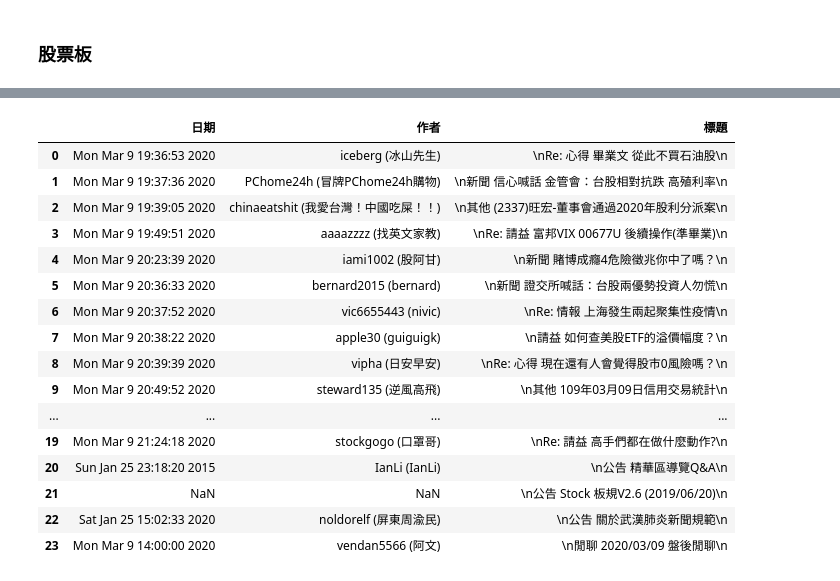
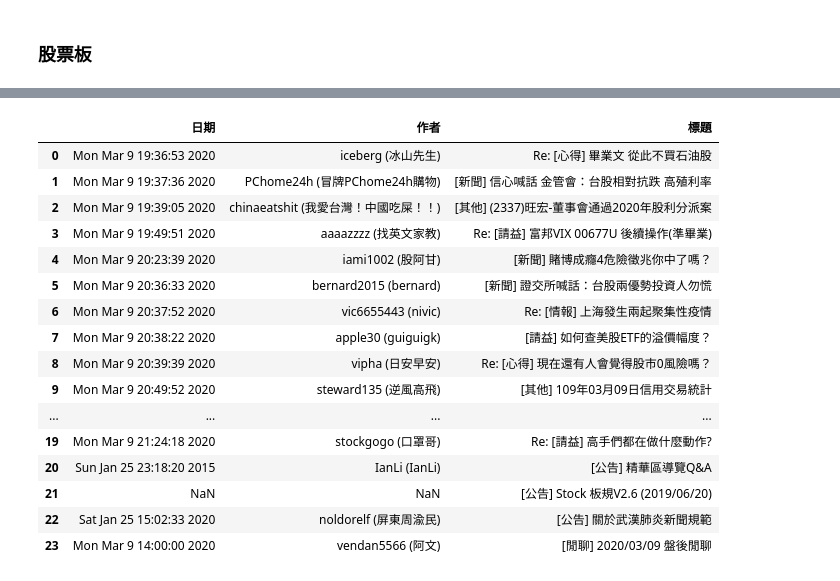
Before and after one commit to songsterr2013/2nd-PyCrawlerMarathon, a Jupyter notebook: homework/Day013_HW.ipynb, the cells around one changed output, grey strips where cells are left out. Cells and saved outputs as stored; diff of their text form; code cells hidden in the pictures.

```diff
--- a/homework/Day013_HW.ipynb
+++ b/homework/Day013_HW.ipynb
@@ -61,7 +61,7 @@ for i in soup.find_all('div',class_='r-ent'):
     new_r=btfs(requests.get('https://www.ptt.cc/'+i.find('a')['href']).text,'lxml')
 
     #因為發現他會把\t\n這些空行換行指令弄進來，所以要弄個replace('unwanted','wanted')
-    title=i.find('div',class_='title').text.replace('[', '').replace(']', '')
+    title=i.find('div',class_='title').text.replace('\n', '').replace('\t', '')
 
 
     #下面這個就是從每個內文裡面去抓他的作者資訊，比原本的詳盡，不知道他是否有活動之類的，
@@ -136,7 +129,7 @@ for i in soup.find_all('div',class_='r-ent'):
     new_r=btfs(requests.get('https://www.ptt.cc/'+i.find('a')['href']).text,'lxml')
 
     #因為發現他會把\t\n這些空行換行指令弄進來，所以要弄個replace('unwanted','wanted')
-    title=i.find('div',class_='title').text.replace('[', '').replace(']', '')
+    title=i.find('div',class_='title').text.replace('\n', '').replace('\t', '')
 
 
     #下面這個就是從每個內文裡面去抓他的作者資訊，比原本的詳盡，不知道他是否有活動之類的，
@@ -234,48 +220,48 @@ for i in soup2.find_all('div',class_='r-ent'):
     new_r=btfs(requests.get('https://www.ptt.cc/'+i.find('a')['href']).text,'lxml')
 
     #因為發現他會把\t\n這些空行換行指令弄進來，所以要弄個replace('unwanted','wanted')
-    title=i.find('div',class_='title').text.replace('[', '').replace(']', '')
+    title=i.find('div',class_='title').text.replace('\n', '').replace('\t', '')
 
 
     #下面這個就是從每個內文裡面去抓他的作者資訊，比原本的詳盡，不知道他是否有活動之類的，
     #他有些文章格式跟其他不一樣，避免整個迴圈出現錯誤，用try,except
     #其實這邊用new_r.find就好了，因為作者就是第1項，但考慮到公整，跟下面用一樣的方法
     detailed_author=new_r.find_all('span',class_='article-meta-value')
     try:
         author=detailed_author[0].text.replace('[', '').replace(']', '')
     except:
         author='NaN'
 
     #下面這個就是從每個內文裡面去抓他的日期，比原本的詳盡，不知道他是否有活動之類的，
     #他有些文章格式跟其他不一樣，避免整個迴圈出現錯誤，用try,except
     detailed_date=new_r.find_all('span',class_='article-meta-value')
     try:
         date=detailed_date[3].text.replace('[', '').replace(']', '')
     except:
         date='NaN'
 
     #最後就是新增到空list
     empty.append([date,author,title])
 
 
 columns=['日期','作者','標題']#改名
 data=pd.DataFrame(empty,columns=columns)#改名
 data
 # %% [output]
 |  | 日期 | 作者 | 標題 |
-| 0 | Mon Mar 9 19:36:53 2020 | iceberg (冰山先生) | \nRe: 心得 畢業文 從此不買石油股\n |
-| 1 | Mon Mar 9 19:37:36 2020 | PChome24h (冒牌PChome24h購物) | \n新聞 信心喊話 金管會：台股相對抗跌 高殖利率\n |
-| 2 | Mon Mar 9 19:39:05 2020 | chinaeatshit (我愛台灣！中國吃屎！！) | \n其他 (2337)旺宏-董事會通過2020年股利分派案\n |
-| 3 | Mon Mar 9 19:49:51 2020 | aaaazzzz (找英文家教) | \nRe: 請益 富邦VIX 00677U 後續操作(準畢業)\n |
-| 4 | Mon Mar 9 20:23:39 2020 | iami1002 (股阿甘) | \n新聞 賭博成癮4危險徵兆你中了嗎？\n |
-| 5 | Mon Mar 9 20:36:33 2020 | bernard2015 (bernard) | \n新聞 證交所喊話：台股兩優勢投資人勿慌\n |
-| 6 | Mon Mar 9 20:37:52 2020 | vic6655443 (nivic) | \nRe: 情報 上海發生兩起聚集性疫情\n |
-| 7 | Mon Mar 9 20:38:22 2020 | apple30 (guiguigk) | \n請益 如何查美股ETF的溢價幅度？\n |
-| 8 | Mon Mar 9 20:39:39 2020 | vipha (日安早安) | \nRe: 心得 現在還有人會覺得股市0風險嗎？\n |
-| 9 | Mon Mar 9 20:49:52 2020 | steward135 (逆風高飛) | \n其他 109年03月09日信用交易統計\n |
+| 0 | Mon Mar 9 19:36:53 2020 | iceberg (冰山先生) | Re: [心得] 畢業文 從此不買石油股 |
+| 1 | Mon Mar 9 19:37:36 2020 | PChome24h (冒牌PChome24h購物) | [新聞] 信心喊話 金管會：台股相對抗跌 高殖利率 |
+| 2 | Mon Mar 9 19:39:05 2020 | chinaeatshit (我愛台灣！中國吃屎！！) | [其他] (2337)旺宏-董事會通過2020年股利分派案 |
+| 3 | Mon Mar 9 19:49:51 2020 | aaaazzzz (找英文家教) | Re: [請益] 富邦VIX 00677U 後續操作(準畢業) |
+| 4 | Mon Mar 9 20:23:39 2020 | iami1002 (股阿甘) | [新聞] 賭博成癮4危險徵兆你中了嗎？ |
+| 5 | Mon Mar 9 20:36:33 2020 | bernard2015 (bernard) | [新聞] 證交所喊話：台股兩優勢投資人勿慌 |
+| 6 | Mon Mar 9 20:37:52 2020 | vic6655443 (nivic) | Re: [情報] 上海發生兩起聚集性疫情 |
+| 7 | Mon Mar 9 20:38:22 2020 | apple30 (guiguigk) | [請益] 如何查美股ETF的溢價幅度？ |
+| 8 | Mon Mar 9 20:39:39 2020 | vipha (日安早安) | Re: [心得] 現在還有人會覺得股市0風險嗎？ |
+| 9 | Mon Mar 9 20:49:52 2020 | steward135 (逆風高飛) | [其他] 109年03月09日信用交易統計 |
 | ... | ... | ... | ... |
-| 19 | Mon Mar 9 21:24:18 2020 | stockgogo (口罩哥) | \nRe: 請益 高手們都在做什麼動作?\n |
-| 20 | Sun Jan 25 23:18:20 2015 | IanLi (IanLi) | \n公告 精華區導覽Q&A\n |
-| 21 | NaN | NaN | \n公告 Stock 板規V2.6 (2019/06/20)\n |
-| 22 | Sat Jan 25 15:02:33 2020 | noldorelf (屏東周渝民) | \n公告 關於武漢肺炎新聞規範\n |
-| 23 | Mon Mar 9 14:00:00 2020 | vendan5566 (阿文) | \n閒聊 2020/03/09 盤後閒聊\n |
+| 19 | Mon Mar 9 21:24:18 2020 | stockgogo (口罩哥) | Re: [請益] 高手們都在做什麼動作? |
+| 20 | Sun Jan 25 23:18:20 2015 | IanLi (IanLi) | [公告] 精華區導覽Q&A |
+| 21 | NaN | NaN | [公告] Stock 板規V2.6 (2019/06/20) |
+| 22 | Sat Jan 25 15:02:33 2020 | noldorelf (屏東周渝民) | [公告] 關於武漢肺炎新聞規範 |
+| 23 | Mon Mar 9 14:00:00 2020 | vendan5566 (阿文) | [閒聊] 2020/03/09 盤後閒聊 |
```
Also changed, not shown: parts of 4 cells of this notebook.
